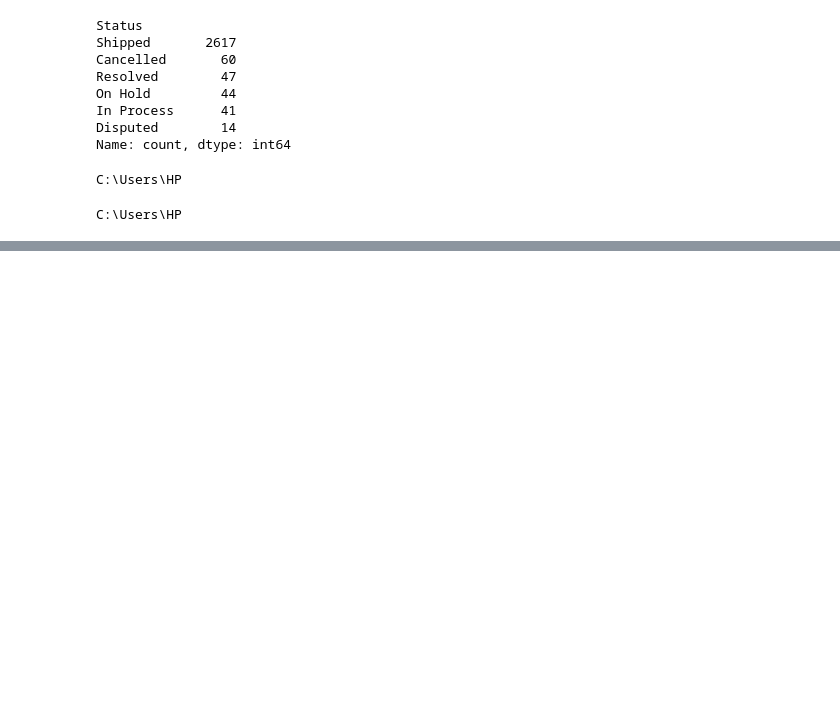
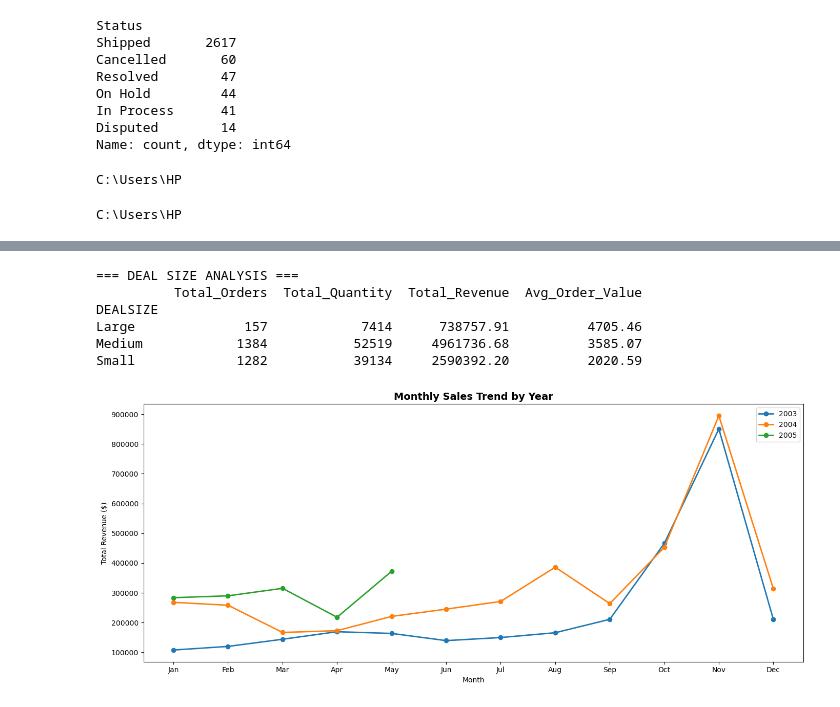
Before and after one commit to Saad-TheAnalyst/Sales-Analysis-Project, a Jupyter notebook: SalesProject.ipynb, the cells around one changed output, grey strips where cells are left out. Drawn from its saved outputs; the diff is of its cells as text; code cells hidden in the pictures; blank space fills up the shorter version.

Commit message:
Updated Sales Analysis with additional analysis and improved dashboard

```diff
--- a/SalesProject.ipynb
+++ b/SalesProject.ipynb
@@ -522,0 +555,12 @@ C:\Users\HP
+# %%
+import pandas as pd
+import matplotlib.pyplot as plt
+import seaborn as sns
+
+df = pd.read_csv('sales_data_sample.csv', encoding='unicode_escape')
+df['ORDERDATE'] = pd.to_datetime(df['ORDERDATE'])
+df['MONTH_ID'] = df['ORDERDATE'].dt.month
+df['YEAR_ID'] = df['ORDERDATE'].dt.year
+df['TotalRevenue'] = df['QUANTITYORDERED'] * df['PRICEEACH']
+print('Data loaded successfully')
+print(df.shape)
@@ -522,0 +570,6 @@ C:\Users\HP
+# %%
+##   Monthly Sales Trend
+
+monthly_sales = df.groupby(['YEAR_ID', 'MONTH_ID'])['TotalRevenue'].sum().reset_index()
+print("=== MONTHLY SALES TREND ===")
+print(monthly_sales.to_string())
@@ -522,0 +696,18 @@ C:\Users\HP
+# %%
+##  Deal Size vs Quantity
+
+deal_quantity = df.groupby('DEALSIZE').agg(
+    Total_Orders=('ORDERNUMBER', 'count'),
+    Total_Quantity=('QUANTITYORDERED', 'sum'),
+    Total_Revenue=('TotalRevenue', 'sum'),
+    Avg_Order_Value=('TotalRevenue', 'mean')
+).round(2)
+print("=== DEAL SIZE ANALYSIS ===")
+print(deal_quantity.to_string())
+# %% [output]
+=== DEAL SIZE ANALYSIS ===
+          Total_Orders  Total_Quantity  Total_Revenue  Avg_Order_Value
+DEALSIZE
+Large              157            7414      738757.91          4705.46
+Medium            1384           52519     4961736.68          3585.07
+Small             1282           39134     2590392.20          2020.59
@@ -522,0 +716,16 @@ C:\Users\HP
+# %%
+##  Monthly Sales Trend
+
+plt.figure(figsize=(14,6))
+for year in [2003, 2004, 2005]:
+    data = monthly_sales[monthly_sales['YEAR_ID']==year]
+    plt.plot(data['MONTH_ID'], data['TotalRevenue'], marker='o', linewidth=2, label=str(year))
+plt.title('Monthly Sales Trend by Year', fontsize=14, fontweight='bold')
+plt.xlabel('Month')
+plt.ylabel('Total Revenue ($)')
+plt.xticks(range(1,13), ['Jan','Feb','Mar','Apr','May','Jun','Jul','Aug','Sep','Oct','Nov','Dec'])
+plt.legend()
+plt.tight_layout()
+plt.show()
+# %% [output]
+[figure, added]
```
Also changed, not shown: parts of 20 cells of this notebook, 2 other files.
